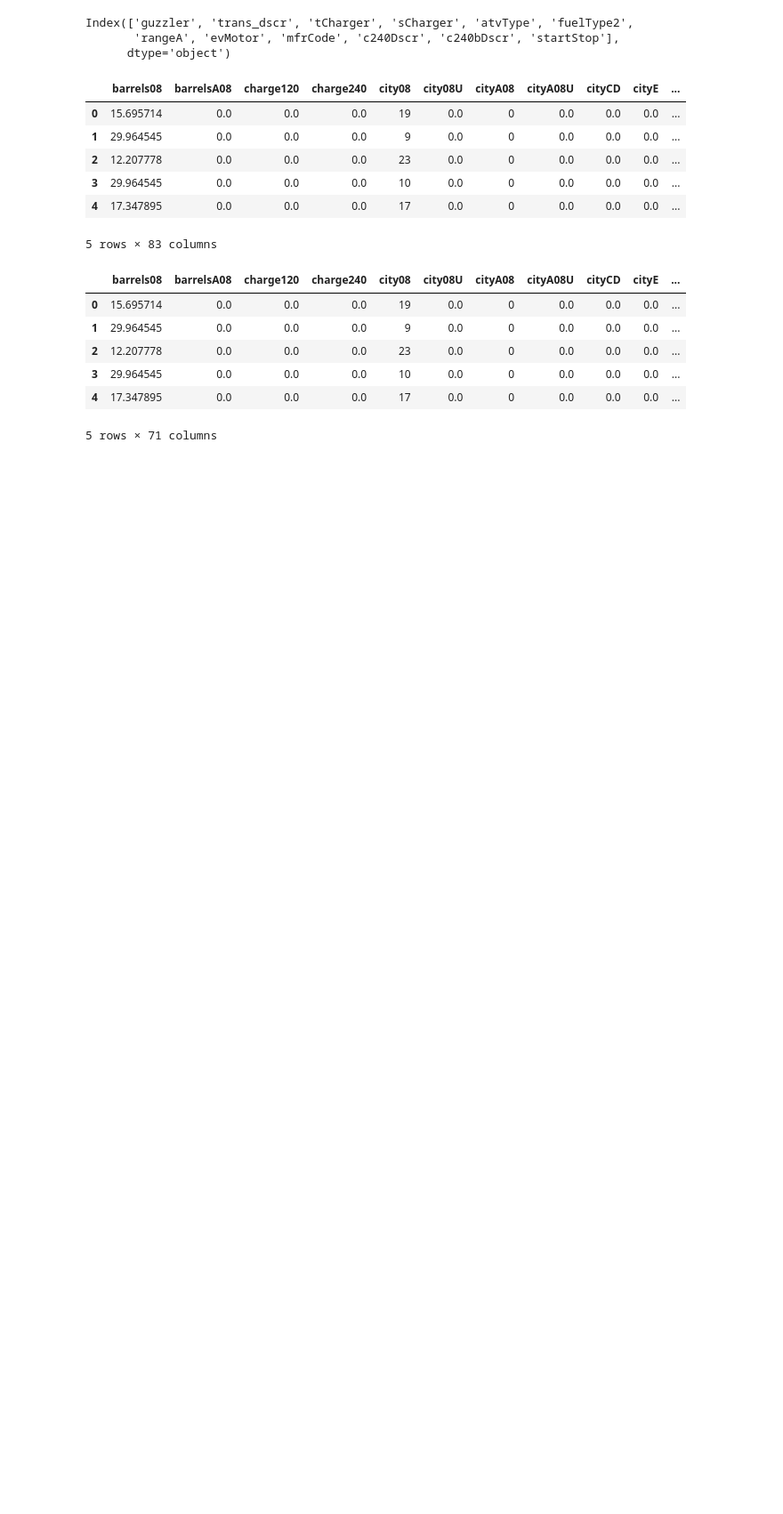
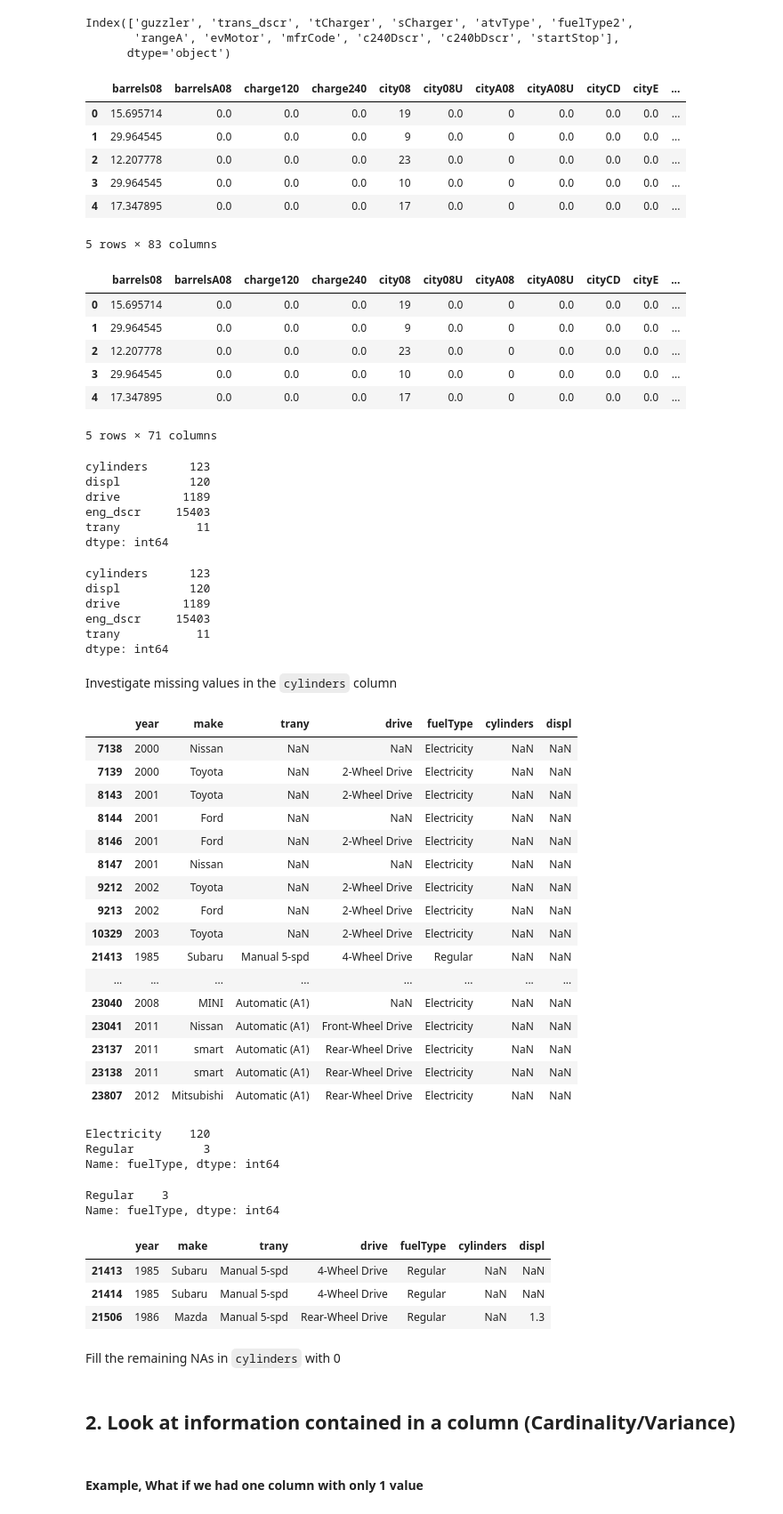
Before and after one commit to ironhack-datalabs/data-ber-08-20, a Jupyter notebook: Notes/module-1/week-2/2.2_pandas_data_cleaning.ipynb, the cells around one changed output. Shown: that part at 89% size. Drawn from its saved outputs; the diff is of its cells as text; code cells hidden in the pictures; blank space fills up the shorter version.

```diff
--- a/Notes/module-1/week-2/Untitled.ipynb
+++ b/Notes/module-1/week-2/2.2_pandas_data_cleaning.ipynb
@@ -234,3 +234,13 @@ df_copy.head()
 | 3 | 29.964545 | 0.0 | 0.0 | 0.0 | 10 | 0.0 | 0 | 0.0 | 0.0 | 0.0 | ... |
 | 4 | 17.347895 | 0.0 | 0.0 | 0.0 | 17 | 0.0 | 0 | 0.0 | 0.0 | 0.0 | ... |
 5 rows × 71 columns
+# %%
+#what about the columns that still have missing values, but aren't over 50%
+(df_copy.isna().sum())[df_copy.isna().sum() > 0]
+# %% [output]
+cylinders      123
+displ          120
+drive         1189
+eng_dscr     15403
+trany           11
+dtype: int64
@@ -236,0 +251,38 @@ df_copy.head()
+# %%
+cols_missing_value(df_copy)
+# %% [output]
+cylinders      123
+displ          120
+drive         1189
+eng_dscr     15403
+trany           11
+dtype: int64
+# %% [markdown]
+Investigate missing values in the `cylinders` column
+# %%
+relevant_columns = ["year", "make", "trany", "drive", "fuelType", "cylinders", "displ"]
+df_copy.loc[df_copy["cylinders"].isna(), relevant_columns].head(30)
+# %% [output]
+|  | year | make | trany | drive | fuelType | cylinders | displ |
+| 7138 | 2000 | Nissan | NaN | NaN | Electricity | NaN | NaN |
+| 7139 | 2000 | Toyota | NaN | 2-Wheel Drive | Electricity | NaN | NaN |
+| 8143 | 2001 | Toyota | NaN | 2-Wheel Drive | Electricity | NaN | NaN |
+| 8144 | 2001 | Ford | NaN | NaN | Electricity | NaN | NaN |
+| 8146 | 2001 | Ford | NaN | 2-Wheel Drive | Electricity | NaN | NaN |
+| 8147 | 2001 | Nissan | NaN | NaN | Electricity | NaN | NaN |
+| 9212 | 2002 | Toyota | NaN | 2-Wheel Drive | Electricity | NaN | NaN |
+| 9213 | 2002 | Ford | NaN | 2-Wheel Drive | Electricity | NaN | NaN |
+| 10329 | 2003 | Toyota | NaN | 2-Wheel Drive | Electricity | NaN | NaN |
+| 21413 | 1985 | Subaru | Manual 5-spd | 4-Wheel Drive | Regular | NaN | NaN |
+| ... | ... | ... | ... | ... | ... | ... | ... |
+| 23040 | 2008 | MINI | Automatic (A1) | NaN | Electricity | NaN | NaN |
+| 23041 | 2011 | Nissan | Automatic (A1) | Front-Wheel Drive | Electricity | NaN | NaN |
+| 23137 | 2011 | smart | Automatic (A1) | Rear-Wheel Drive | Electricity | NaN | NaN |
+| 23138 | 2011 | smart | Automatic (A1) | Rear-Wheel Drive | Electricity | NaN | NaN |
+| 23807 | 2012 | Mitsubishi | Automatic (A1) | Rear-Wheel Drive | Electricity | NaN | NaN |
+# %%
+df_copy.loc[df_copy["cylinders"].isna(), "fuelType"].value_counts()
+# %% [output]
+Electricity    120
+Regular          3
+Name: fuelType, dtype: int64
@@ -236,0 +292,14 @@ df_copy.head()
+# %%
+df_copy.loc[df_copy["cylinders"].isna(), "fuelType"].value_counts()
+# %% [output]
+Regular    3
+Name: fuelType, dtype: int64
+# %%
+df_copy.loc[df_copy["cylinders"].isna(), relevant_columns]
+# %% [output]
+|  | year | make | trany | drive | fuelType | cylinders | displ |
+| 21413 | 1985 | Subaru | Manual 5-spd | 4-Wheel Drive | Regular | NaN | NaN |
+| 21414 | 1985 | Subaru | Manual 5-spd | 4-Wheel Drive | Regular | NaN | NaN |
+| 21506 | 1986 | Mazda | Manual 5-spd | Rear-Wheel Drive | Regular | NaN | 1.3 |
+# %% [markdown]
+Fill the remaining NAs in `cylinders` with 0
@@ -236,0 +308,4 @@ df_copy.head()
+# %% [markdown]
+## 2. Look at information contained in a column (Cardinality/Variance)
+# %% [markdown]
+#### Example, What if we had one column with only 1 value
```
Also changed, not shown: parts of 11 cells of this notebook.
